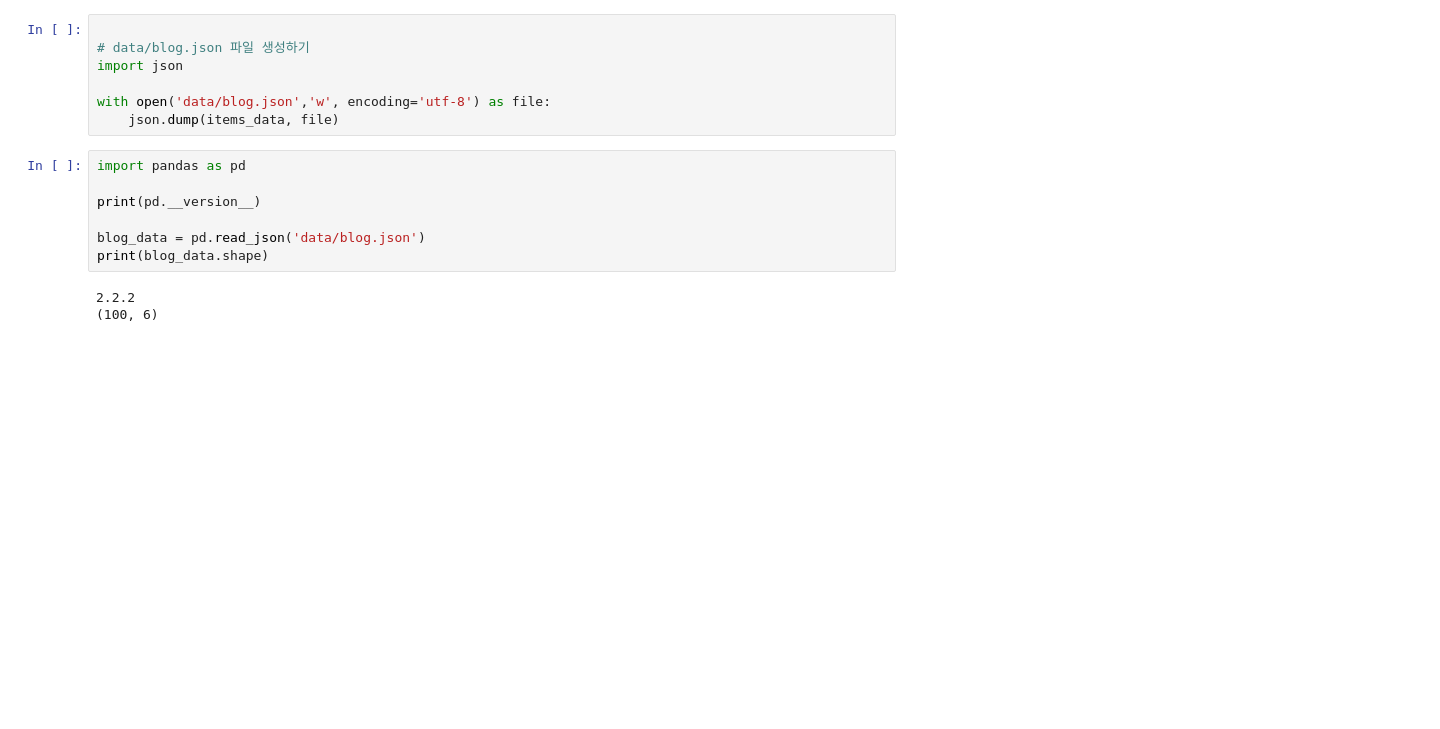
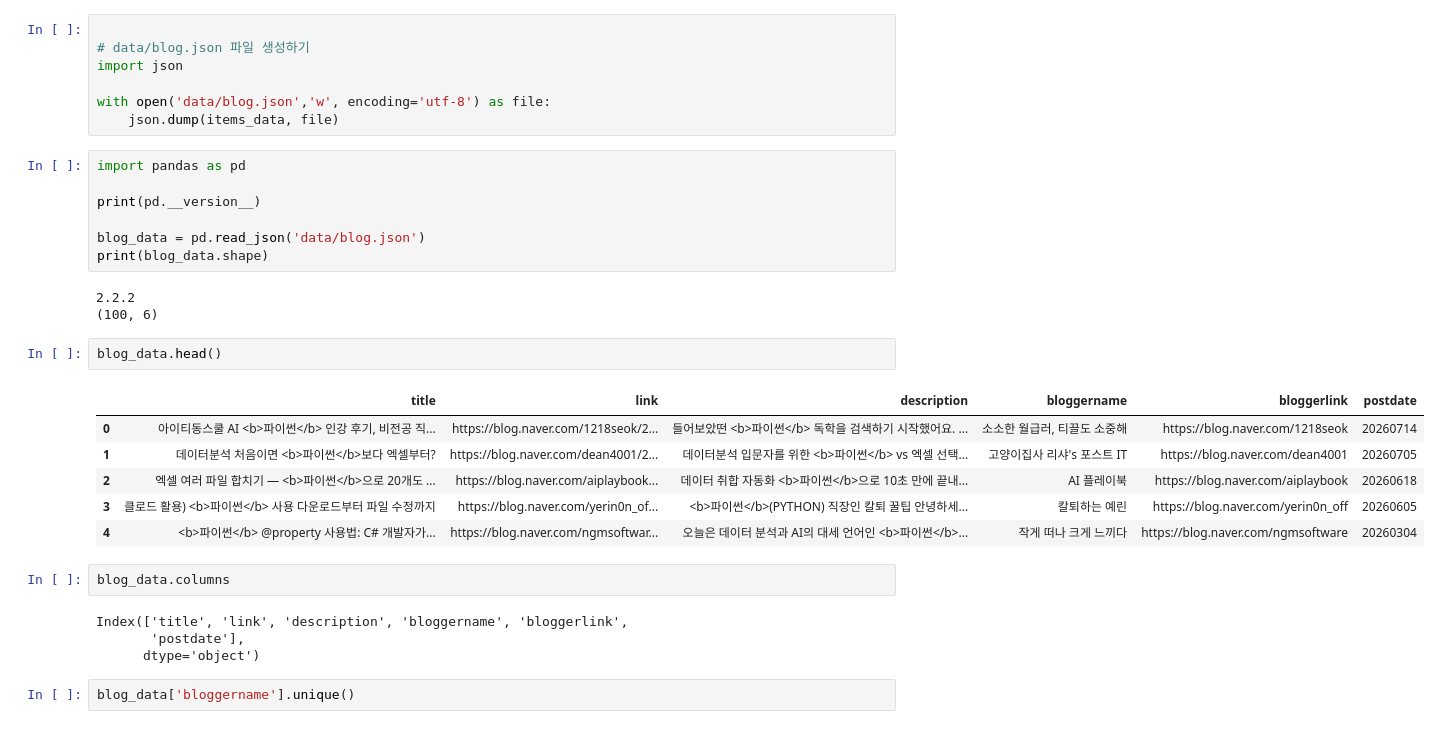
Before and after one commit to creatorsg/Python_Webscraping_DataAnalysis, a Jupyter notebook: 01뉴스제목_웹툰_OpenAPI.ipynb, the cells around one changed output. Drawn from its saved outputs; the diff is of its cells as text; blank space fills up the shorter version.

```diff
--- a/01뉴스제목_웹툰_OpenAPI.ipynb
+++ b/01뉴스제목_웹툰_OpenAPI.ipynb
@@ -528,3 +528,20 @@ print(blog_data.shape)
 # %% [output]
 2.2.2
 (100, 6)
+# %%
+blog_data.head()
+# %% [output]
+|  | title | link | description | bloggername | bloggerlink | postdate |
+| 0 | 아이티동스쿨 AI <b>파이썬</b> 인강 후기, 비전공 직... | https://blog.naver.com/1218seok/2... | 들어보았떤 <b>파이썬</b> 독학을 검색하기 시작했어요. ... | 소소한 월급러, 티끌도 소중해 | https://blog.naver.com/1218seok | 20260714 |
+| 1 | 데이터분석 처음이면 <b>파이썬</b>보다 엑셀부터? | https://blog.naver.com/dean4001/2... | 데이터분석 입문자를 위한 <b>파이썬</b> vs 엑셀 선택... | 고양이집사 리샤's 포스트 IT | https://blog.naver.com/dean4001 | 20260705 |
+| 2 | 엑셀 여러 파일 합치기 — <b>파이썬</b>으로 20개도 ... | https://blog.naver.com/aiplaybook... | 데이터 취합 자동화 <b>파이썬</b>으로 10초 만에 끝내... | AI 플레이북 | https://blog.naver.com/aiplaybook | 20260618 |
+| 3 | 클로드 활용) <b>파이썬</b> 사용 다운로드부터 파일 수정까지 | https://blog.naver.com/yerin0n_of... | <b>파이썬</b>(PYTHON) 직장인 칼퇴 꿀팁 안녕하세... | 칼퇴하는 예린 | https://blog.naver.com/yerin0n_off | 20260605 |
+| 4 | <b>파이썬</b> @property 사용법: C# 개발자가... | https://blog.naver.com/ngmsoftwar... | 오늘은 데이터 분석과 AI의 대세 언어인 <b>파이썬</b>... | 작게 떠나 크게 느끼다 | https://blog.naver.com/ngmsoftware | 20260304 |
+# %%
+blog_data.columns
+# %% [output]
+Index(['title', 'link', 'description', 'bloggername', 'bloggerlink',
+       'postdate'],
+      dtype='object')
+# %%
+blog_data['bloggername'].unique()
```
